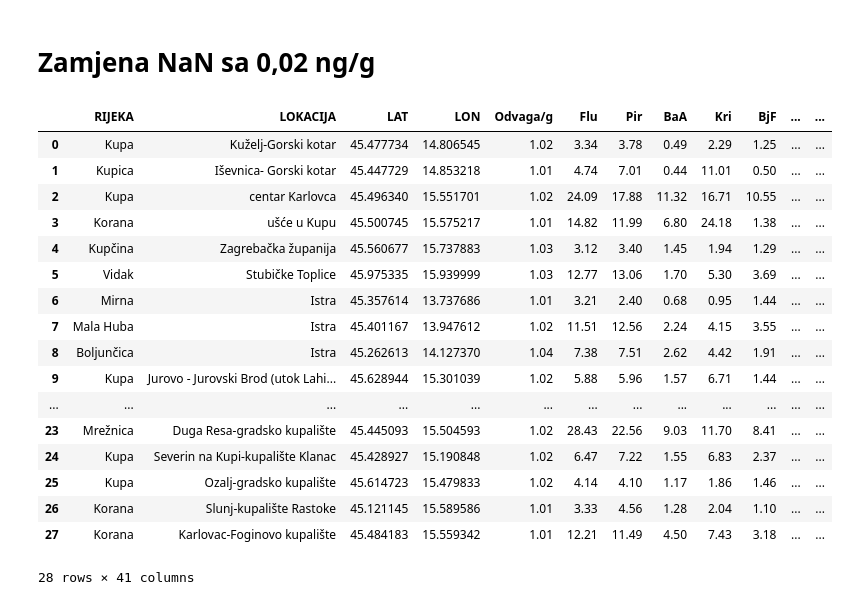
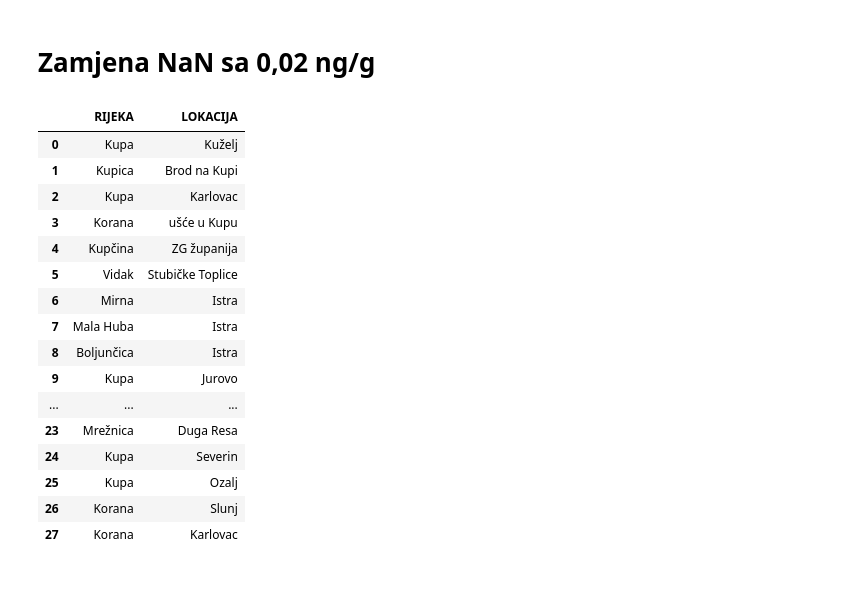
Before and after one commit to IvanaTerzic/Diplomski, a Jupyter notebook: kod/Notebooks/data_load.ipynb, the cells around one changed output. Drawn from its saved outputs; the diff is of its cells as text; code cells hidden in the pictures.

```diff
--- a/kod/Notebooks/data_load.ipynb
+++ b/kod/Notebooks/data_load.ipynb
@@ -35,21 +39,51 @@ report.to_csv('../../data/VEGA_report.csv')
+# %%
+data['LOKACIJA'] = data['LOKACIJA'].replace({'Zagrebačka županija': 'ZG županija'})
+# %%
+#data['LOKACIJA'] = data['LOKACIJA'].replace({'ušće u Kupu': ''})
+#data['LOKACIJA'] = data['LOKACIJA'].replace({'Istra': ''})
+#data['LOKACIJA'] = data['LOKACIJA'].replace({'Istra': ''})
+#data['LOKACIJA'] = data['LOKACIJA'].replace({'Istra': ''})
+
+#data['LOKACIJA'] = data['LOKACIJA'].replace({'ušće': ''})
+#data['LOKACIJA'] = data['LOKACIJA'].replace({'Mijači': ''})
+#data['LOKACIJA'] = data['LOKACIJA'].replace({'Striježevica': ''})
+#data['LOKACIJA'] = data['LOKACIJA'].replace({'Stubičke Toplice': ''})
+data['LOKACIJA'] = data['LOKACIJA'].replace({'Prošćansko jezero': 'Prošćansko'})
+data['RIJEKA'] = data['RIJEKA'].replace({'Plitvička jezera ': 'Plitvice'})
+# %%
+data['LOKACIJA'] = data['LOKACIJA'].replace({'Ozalj': 'HE'})
+# %%
+data['LOKACIJA'] = data['LOKACIJA'].replace({'Jurovo - Jurovski Brod (utok Lahinje - lijevi pritok)': 'Jurovo'})
+data['LOKACIJA'] = data['LOKACIJA'].replace({'Metković-Doljani': 'Doljani'})
+data['LOKACIJA'] = data['LOKACIJA'].replace({'Metković-Unka': 'Unka'})
+data['LOKACIJA'] = data['LOKACIJA'].replace({'Metković-most': 'most'})
+data['LOKACIJA'] = data['LOKACIJA'].replace({'Petrinja (kupalište)': 'Petrinja'})
+data['LOKACIJA'] = data['LOKACIJA'].replace({'Sisak (Stari grad)': 'Sisak'})
+data['LOKACIJA'] = data['LOKACIJA'].replace({'Zagreb (Savski Kamenji - toplana)': 'Zagreb'})
+
+data['LOKACIJA'] = data['LOKACIJA'].replace({'Belavići-kamp Slapić': 'Slapić'})
+data['LOKACIJA'] = data['LOKACIJA'].replace({'Duga Resa-gradsko kupalište': 'Duga Resa'})
+data['LOKACIJA'] = data['LOKACIJA'].replace({'Severin na Kupi-kupalište Klanac': 'Severin'})
+data['LOKACIJA'] = data['LOKACIJA'].replace({'Ozalj-gradsko kupalište': 'Ozalj'})
+data['LOKACIJA'] = data['LOKACIJA'].replace({'Slunj-kupalište Rastoke': 'Slunj'})
+data['LOKACIJA'] = data['LOKACIJA'].replace({'Karlovac-Foginovo kupalište': 'Karlovac'})
 # %%
-data
+data[['RIJEKA', 'LOKACIJA']]
 # %% [output]
-|  | RIJEKA | LOKACIJA | LAT | LON | Odvaga/g | Flu | Pir | BaA | Kri | BjF | ... | ... |
-| 0 | Kupa | Kuželj-Gorski kotar | 45.477734 | 14.806545 | 1.02 | 3.34 | 3.78 | 0.49 | 2.29 | 1.25 | ... | ... |
-| 1 | Kupica | Iševnica- Gorski kotar | 45.447729 | 14.853218 | 1.01 | 4.74 | 7.01 | 0.44 | 11.01 | 0.50 | ... | ... |
-| 2 | Kupa | centar Karlovca | 45.496340 | 15.551701 | 1.02 | 24.09 | 17.88 | 11.32 | 16.71 | 10.55 | ... | ... |
-| 3 | Korana | ušće u Kupu | 45.500745 | 15.575217 | 1.01 | 14.82 | 11.99 | 6.80 | 24.18 | 1.38 | ... | ... |
-| 4 | Kupčina | Zagrebačka županija | 45.560677 | 15.737883 | 1.03 | 3.12 | 3.40 | 1.45 | 1.94 | 1.29 | ... | ... |
-| 5 | Vidak | Stubičke Toplice | 45.975335 | 15.939999 | 1.03 | 12.77 | 13.06 | 1.70 | 5.30 | 3.69 | ... | ... |
-| 6 | Mirna | Istra | 45.357614 | 13.737686 | 1.01 | 3.21 | 2.40 | 0.68 | 0.95 | 1.44 | ... | ... |
-| 7 | Mala Huba | Istra | 45.401167 | 13.947612 | 1.02 | 11.51 | 12.56 | 2.24 | 4.15 | 3.55 | ... | ... |
-| 8 | Boljunčica | Istra | 45.262613 | 14.127370 | 1.04 | 7.38 | 7.51 | 2.62 | 4.42 | 1.91 | ... | ... |
-| 9 | Kupa | Jurovo - Jurovski Brod (utok Lahi... | 45.628944 | 15.301039 | 1.02 | 5.88 | 5.96 | 1.57 | 6.71 | 1.44 | ... | ... |
-| ... | ... | ... | ... | ... | ... | ... | ... | ... | ... | ... | ... | ... |
-| 23 | Mrežnica | Duga Resa-gradsko kupalište | 45.445093 | 15.504593 | 1.02 | 28.43 | 22.56 | 9.03 | 11.70 | 8.41 | ... | ... |
-| 24 | Kupa | Severin na Kupi-kupalište Klanac | 45.428927 | 15.190848 | 1.02 | 6.47 | 7.22 | 1.55 | 6.83 | 2.37 | ... | ... |
-| 25 | Kupa | Ozalj-gradsko kupalište | 45.614723 | 15.479833 | 1.02 | 4.14 | 4.10 | 1.17 | 1.86 | 1.46 | ... | ... |
-| 26 | Korana | Slunj-kupalište Rastoke | 45.121145 | 15.589586 | 1.01 | 3.33 | 4.56 | 1.28 | 2.04 | 1.10 | ... | ... |
-| 27 | Korana | Karlovac-Foginovo kupalište | 45.484183 | 15.559342 | 1.01 | 12.21 | 11.49 | 4.50 | 7.43 | 3.18 | ... | ... |
+|  | RIJEKA | LOKACIJA |
+| 0 | Kupa | Kuželj |
+| 1 | Kupica | Brod na Kupi |
+| 2 | Kupa | Karlovac |
+| 3 | Korana | ušće u Kupu |
+| 4 | Kupčina | ZG županija |
+| 5 | Vidak | Stubičke Toplice |
+| 6 | Mirna | Istra |
+| 7 | Mala Huba | Istra |
+| 8 | Boljunčica | Istra |
+| 9 | Kupa | Jurovo |
+| ... | ... | ... |
+| 23 | Mrežnica | Duga Resa |
+| 24 | Kupa | Severin |
+| 25 | Kupa | Ozalj |
+| 26 | Korana | Slunj |
+| 27 | Korana | Karlovac |
-28 rows × 41 columns
```
Also changed, not shown: parts of 7 cells of this notebook, 28 other files.
